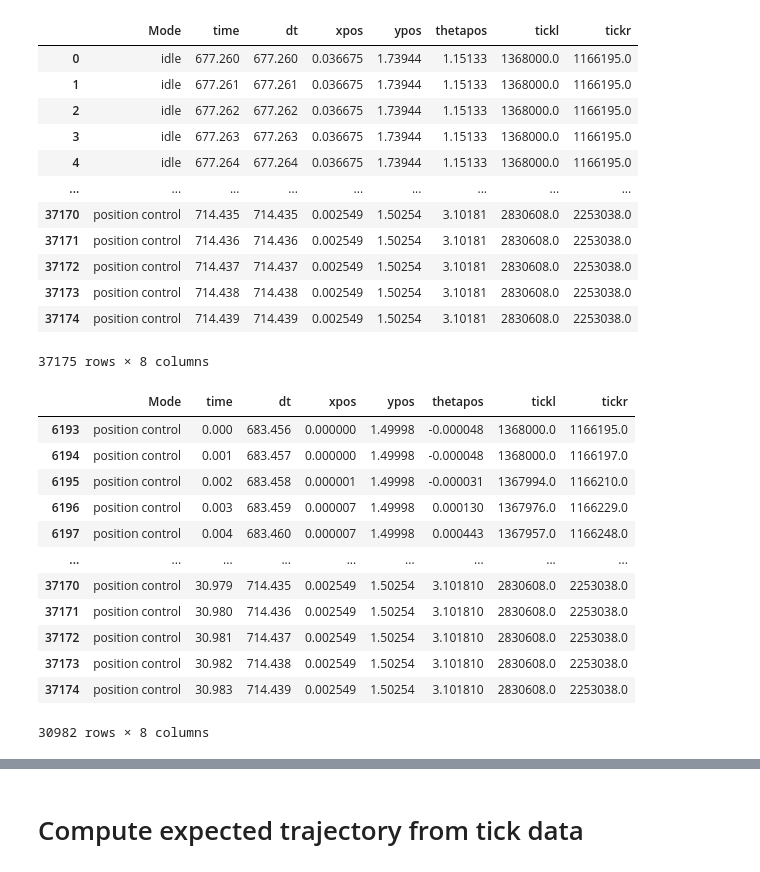
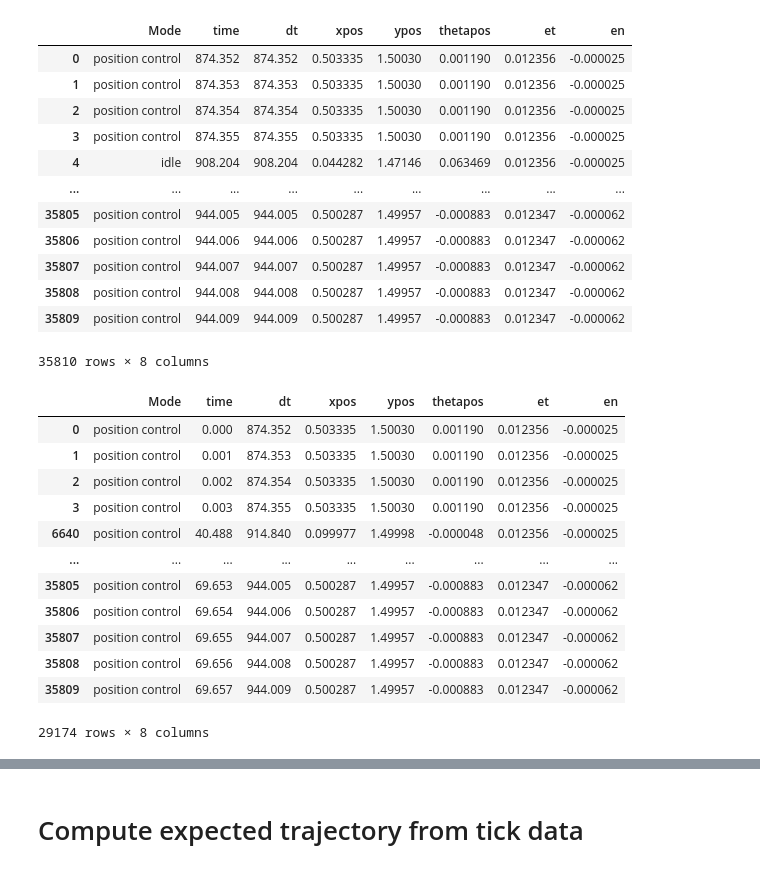
Before and after one commit to EthanD11/botlightyear, a Jupyter notebook: Teensy/PF_test/PF_test.ipynb, the cells around one changed output, grey strips where cells are left out. Saved outputs shown, nothing was run; the diff lists cells and outputs as text; code cells hidden in the pictures.

```diff
--- a/Teensy/PF_test/PF_test.ipynb
+++ b/Teensy/PF_test/PF_test.ipynb
@@ -7,7 +7,7 @@ import re
 WHEEL_L = 0.0871333
 TICKS_TO_M = 1.4753882780592384e-6
 # %%
-with open("PF_test__17.txt", "r") as file:
+with open("PF_test__24.txt", "r") as file:
     raw_data = file.read().strip().split("Mode")[1:-2]
 
 ndata = len(raw_data)
@@ -22,46 +22,46 @@ for i in range(ndata):
     current = raw_data[i]
     if ("SPI" in raw_data[i]):
         spi_in_str = True
         current = re.sub("SPI.*", "", raw_data[i], flags=re.S)
     if ("query" in raw_data[i]):
         current = re.sub("query.*\n", "", current)
     if ("\na = " in raw_data[i]):
         current = re.sub("\na = .*", "\n", current, flags=re.S)
     if ("\nstate is" in raw_data[i]):
         current = re.sub("\nstate is.*", "\n", current, flags=re.S)
     if ("\nstate is" in raw_data[i]):
         current = re.sub("\nstate is.*", "\n", current, flags=re.S)
     try:
         splitted_data = current.strip().split("\n")
         mode = splitted_data[0].strip()
         data_mode[i] = mode
         data_np[:,i] = list(map(lambda x: float(x.split(" = ")[-1]), splitted_data[1:]))
 
     except:
         print("Error parsing sample number ", i, "\n")
         print(raw_data[i])
         print(current)
         break
 
 data = pd.DataFrame(data_np.T, columns=columns[1:])
 data.insert(0,"time",data["dt"],False)
 data.insert(0,"Mode",data_mode,False)
 
 data
 # %% [output]
-|  | Mode | time | dt | xpos | ypos | thetapos | tickl | tickr |
-| 0 | idle | 677.260 | 677.260 | 0.036675 | 1.73944 | 1.15133 | 1368000.0 | 1166195.0 |
-| 1 | idle | 677.261 | 677.261 | 0.036675 | 1.73944 | 1.15133 | 1368000.0 | 1166195.0 |
-| 2 | idle | 677.262 | 677.262 | 0.036675 | 1.73944 | 1.15133 | 1368000.0 | 1166195.0 |
-| 3 | idle | 677.263 | 677.263 | 0.036675 | 1.73944 | 1.15133 | 1368000.0 | 1166195.0 |
-| 4 | idle | 677.264 | 677.264 | 0.036675 | 1.73944 | 1.15133 | 1368000.0 | 1166195.0 |
+|  | Mode | time | dt | xpos | ypos | thetapos | et | en |
+| 0 | position control | 874.352 | 874.352 | 0.503335 | 1.50030 | 0.001190 | 0.012356 | -0.000025 |
+| 1 | position control | 874.353 | 874.353 | 0.503335 | 1.50030 | 0.001190 | 0.012356 | -0.000025 |
+| 2 | position control | 874.354 | 874.354 | 0.503335 | 1.50030 | 0.001190 | 0.012356 | -0.000025 |
+| 3 | position control | 874.355 | 874.355 | 0.503335 | 1.50030 | 0.001190 | 0.012356 | -0.000025 |
+| 4 | idle | 908.204 | 908.204 | 0.044282 | 1.47146 | 0.063469 | 0.012356 | -0.000025 |
 | ... | ... | ... | ... | ... | ... | ... | ... | ... |
-| 37170 | position control | 714.435 | 714.435 | 0.002549 | 1.50254 | 3.10181 | 2830608.0 | 2253038.0 |
-| 37171 | position control | 714.436 | 714.436 | 0.002549 | 1.50254 | 3.10181 | 2830608.0 | 2253038.0 |
-| 37172 | position control | 714.437 | 714.437 | 0.002549 | 1.50254 | 3.10181 | 2830608.0 | 2253038.0 |
-| 37173 | position control | 714.438 | 714.438 | 0.002549 | 1.50254 | 3.10181 | 2830608.0 | 2253038.0 |
-| 37174 | position control | 714.439 | 714.439 | 0.002549 | 1.50254 | 3.10181 | 2830608.0 | 2253038.0 |
+| 35805 | position control | 944.005 | 944.005 | 0.500287 | 1.49957 | -0.000883 | 0.012347 | -0.000062 |
+| 35806 | position control | 944.006 | 944.006 | 0.500287 | 1.49957 | -0.000883 | 0.012347 | -0.000062 |
+| 35807 | position control | 944.007 | 944.007 | 0.500287 | 1.49957 | -0.000883 | 0.012347 | -0.000062 |
+| 35808 | position control | 944.008 | 944.008 | 0.500287 | 1.49957 | -0.000883 | 0.012347 | -0.000062 |
+| 35809 | position control | 944.009 | 944.009 | 0.500287 | 1.49957 | -0.000883 | 0.012347 | -0.000062 |
-37175 rows × 8 columns
+35810 rows × 8 columns
 # %%
 mask = data["Mode"] != "idle" #np.logical_and(data["time"] >=0, data["time"] <= 1000)
 # print(data["Mode"])
@@ -79,19 +79,19 @@ data.loc[:,"time"] = data["time"].iloc[:] - t0
 data = data[mask]
 data
 # %% [output]
-|  | Mode | time | dt | xpos | ypos | thetapos | tickl | tickr |
-| 6193 | position control | 0.000 | 683.456 | 0.000000 | 1.49998 | -0.000048 | 1368000.0 | 1166195.0 |
-| 6194 | position control | 0.001 | 683.457 | 0.000000 | 1.49998 | -0.000048 | 1368000.0 | 1166197.0 |
-| 6195 | position control | 0.002 | 683.458 | 0.000001 | 1.49998 | -0.000031 | 1367994.0 | 1166210.0 |
-| 6196 | position control | 0.003 | 683.459 | 0.000007 | 1.49998 | 0.000130 | 1367976.0 | 1166229.0 |
-| 6197 | position control | 0.004 | 683.460 | 0.000007 | 1.49998 | 0.000443 | 1367957.0 | 1166248.0 |
+|  | Mode | time | dt | xpos | ypos | thetapos | et | en |
+| 0 | position control | 0.000 | 874.352 | 0.503335 | 1.50030 | 0.001190 | 0.012356 | -0.000025 |
+| 1 | position control | 0.001 | 874.353 | 0.503335 | 1.50030 | 0.001190 | 0.012356 | -0.000025 |
+| 2 | position control | 0.002 | 874.354 | 0.503335 | 1.50030 | 0.001190 | 0.012356 | -0.000025 |
+| 3 | position control | 0.003 | 874.355 | 0.503335 | 1.50030 | 0.001190 | 0.012356 | -0.000025 |
+| 6640 | position control | 40.488 | 914.840 | 0.099977 | 1.49998 | -0.000048 | 0.012356 | -0.000025 |
 | ... | ... | ... | ... | ... | ... | ... | ... | ... |
-| 37170 | position control | 30.979 | 714.435 | 0.002549 | 1.50254 | 3.101810 | 2830608.0 | 2253038.0 |
-| 37171 | position control | 30.980 | 714.436 | 0.002549 | 1.50254 | 3.101810 | 2830608.0 | 2253038.0 |
-| 37172 | position control | 30.981 | 714.437 | 0.002549 | 1.50254 | 3.101810 | 2830608.0 | 2253038.0 |
-| 37173 | position control | 30.982 | 714.438 | 0.002549 | 1.50254 | 3.101810 | 2830608.0 | 2253038.0 |
-| 37174 | position control | 30.983 | 714.439 | 0.002549 | 1.50254 | 3.101810 | 2830608.0 | 2253038.0 |
+| 35805 | position control | 69.653 | 944.005 | 0.500287 | 1.49957 | -0.000883 | 0.012347 | -0.000062 |
+| 35806 | position control | 69.654 | 944.006 | 0.500287 | 1.49957 | -0.000883 | 0.012347 | -0.000062 |
+| 35807 | position control | 69.655 | 944.007 | 0.500287 | 1.49957 | -0.000883 | 0.012347 | -0.000062 |
+| 35808 | position control | 69.656 | 944.008 | 0.500287 | 1.49957 | -0.000883 | 0.012347 | -0.000062 |
+| 35809 | position control | 69.657 | 944.009 | 0.500287 | 1.49957 | -0.000883 | 0.012347 | -0.000062 |
-30982 rows × 8 columns
+29174 rows × 8 columns
 # %%
 xcheckpoint = [0.0,0.4,0.8,0.4,0.0]
 ycheckpoint = [1.5,1.7,1.5,1.3,1.5]
```
Also changed, not shown: parts of 2 cells of this notebook, 20 other files.
